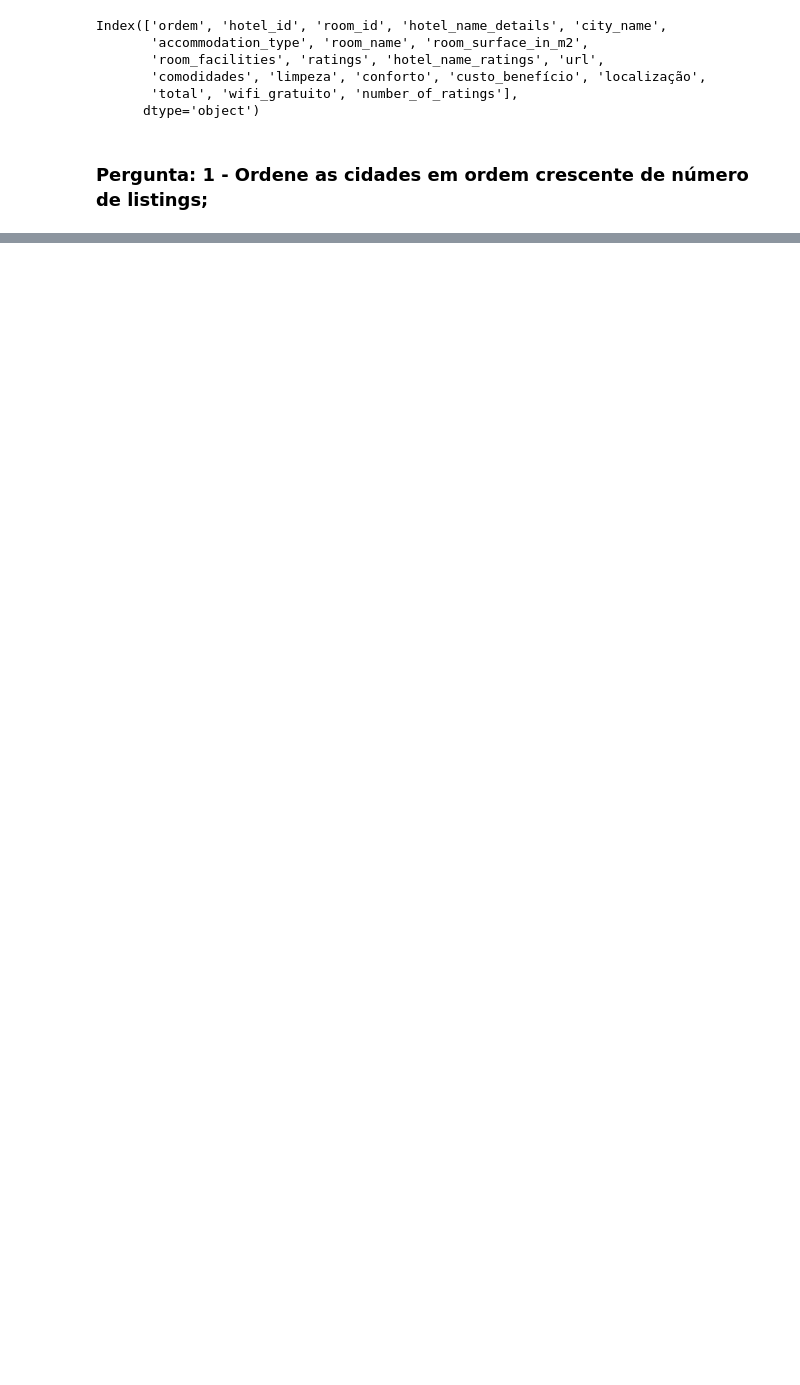
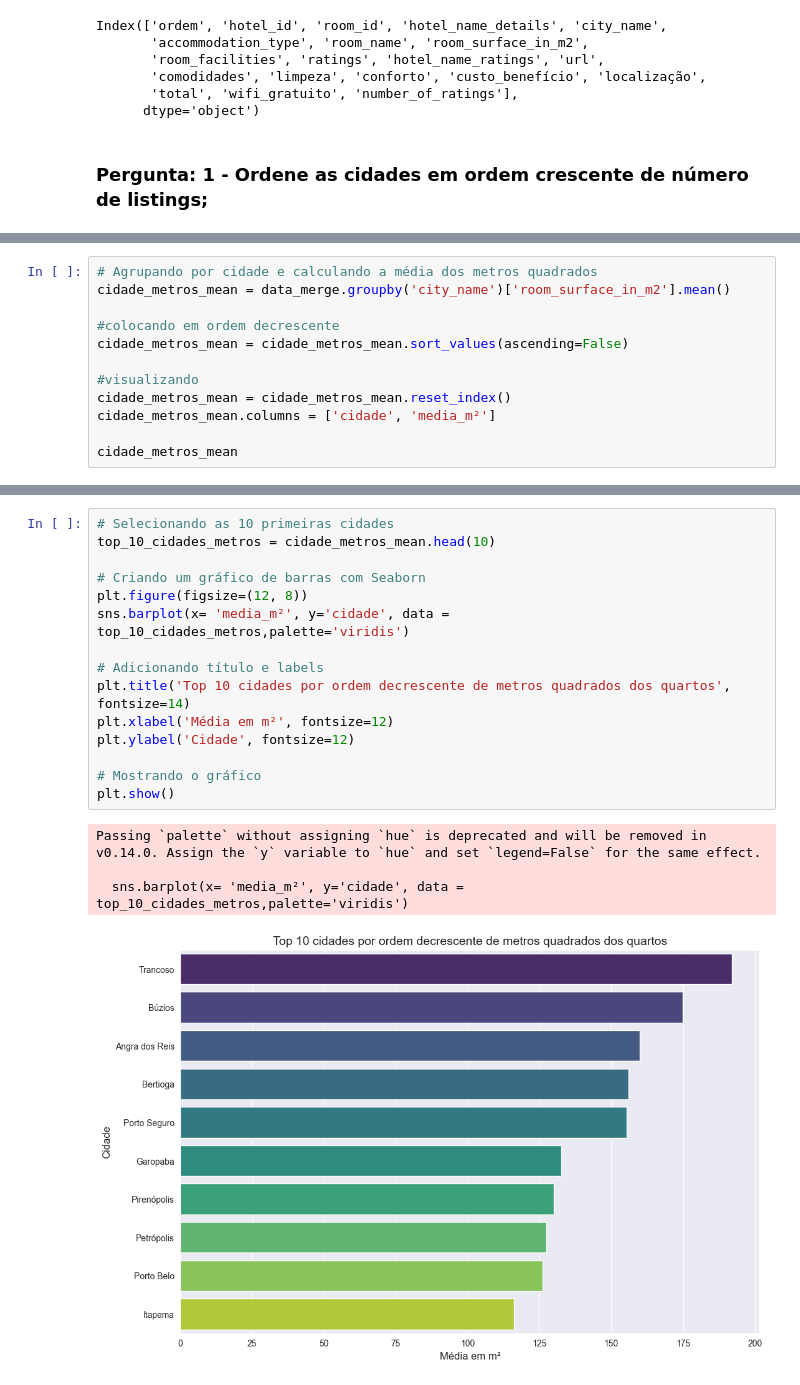
Before and after one commit to IsisAraujo/desafio_pratico_Seazone, a Jupyter notebook: eda.ipynb, the cells around one changed output, grey strips where cells are left out. Drawn from its saved outputs; the diff is of its cells as text; blank space fills up the shorter version.

```diff
--- a/eda.ipynb
+++ b/eda.ipynb
@@ -153,0 +179,12 @@ print(cidade_ordem)
+# %%
+# Agrupando por cidade e calculando a média dos metros quadrados
+cidade_metros_mean = data_merge.groupby('city_name')['room_surface_in_m2'].mean()
+
+#colocando em ordem decrescente
+cidade_metros_mean = cidade_metros_mean.sort_values(ascending=False)
+
+#visualizando
+cidade_metros_mean = cidade_metros_mean.reset_index()
+cidade_metros_mean.columns = ['cidade', 'media_m²']
+
+cidade_metros_mean
@@ -153,0 +209,20 @@ print(cidade_ordem)
+# %%
+# Selecionando as 10 primeiras cidades
+top_10_cidades_metros = cidade_metros_mean.head(10)
+
+# Criando um gráfico de barras com Seaborn
+plt.figure(figsize=(12, 8))
+sns.barplot(x= 'media_m²', y='cidade', data = top_10_cidades_metros,palette='viridis')
+
+# Adicionando título e labels
+plt.title('Top 10 cidades por ordem decrescente de metros quadrados dos quartos', fontsize=14)
+plt.xlabel('Média em m²', fontsize=12)
+plt.ylabel('Cidade', fontsize=12)
+
+# Mostrando o gráfico
+plt.show()
+# %% [output]
+Passing `palette` without assigning `hue` is deprecated and will be removed in v0.14.0. Assign the `y` variable to `hue` and set `legend=False` for the same effect.
+
+  sns.barplot(x= 'media_m²', y='cidade', data = top_10_cidades_metros,palette='viridis')
+[figure, added]
```
Also changed, not shown: parts of 24 cells of this notebook, 1 other file.
